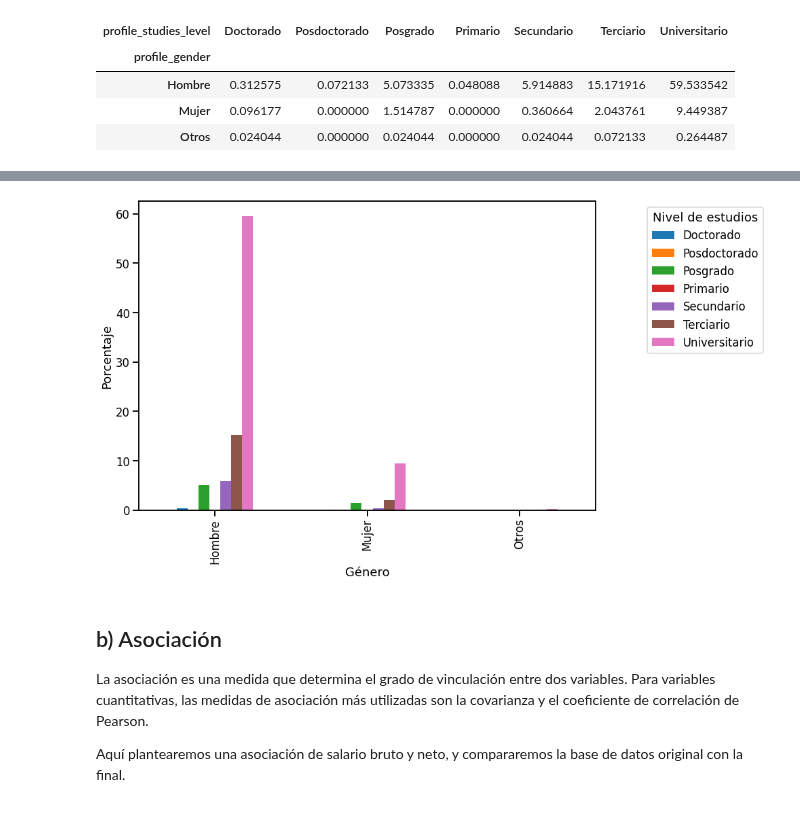
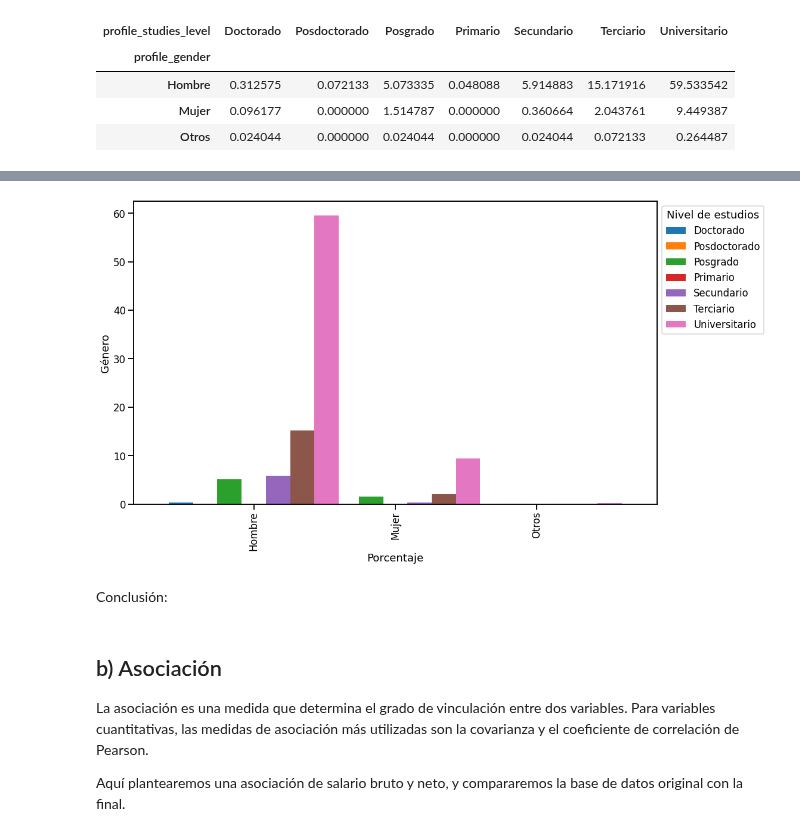
Before and after one commit to pablonicolasr/diplodatos-ayvd-2022-grupo32, a Jupyter notebook: BorradorPráctico1_v3.ipynb, the cells around one changed output, grey strips where cells are left out. Drawn from its saved outputs; the diff is of its cells as text; code cells hidden in the pictures.

```diff
--- a/BorradorPráctico1_v3.ipynb
+++ b/BorradorPráctico1_v3.ipynb
@@ -472,16 +472,18 @@ Text(73.5, 0.5, 'Género')
 # %%
 #Gráfico de barras para representar la probabilidad conjunta de
 #Nivel de Estudios según Género
 plot = pd.crosstab(index=df_final.profile_gender,
             columns=df_final.profile_studies_level).apply(lambda r: r/len(df_final)*100 ,
-                                              axis=1).plot(kind='bar', legend = False,figsize=(14,8))
+                                              axis=1).plot(kind='bar', width=1.2, legend = False, figsize=(16,9))
 
-plt.ylabel("Porcentaje")
-plt.xlabel("Género")
-plt.legend(bbox_to_anchor=(1.1, 1.0), loc='upper left', title ="Nivel de estudios")
+plt.xlabel("Porcentaje")
+plt.ylabel("Género")
+plt.legend(bbox_to_anchor=(1.0, 1.0), loc='upper left', title ="Nivel de estudios")
 plt.tight_layout()
 # %% [output]
-[figure, old version]
+[figure, new version]
+# %% [markdown]
+Conclusión:
 # %% [markdown]
 ## b) Asociación
 
```
Also changed, not shown: parts of 13 cells of this notebook.
